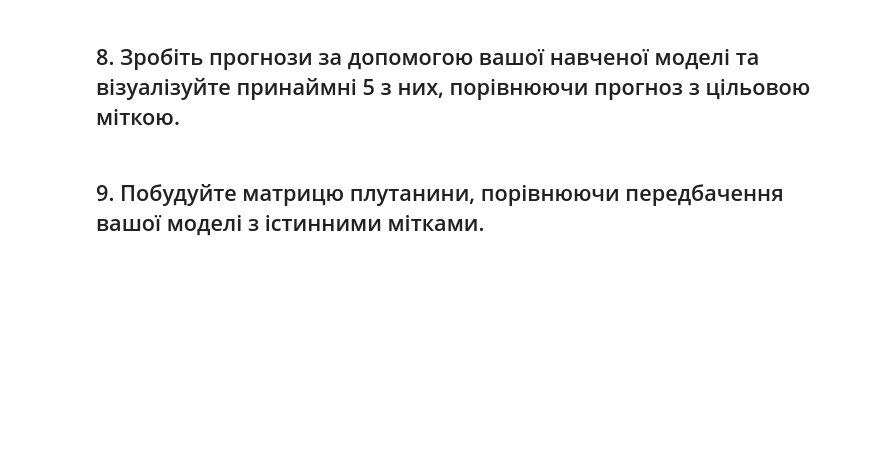
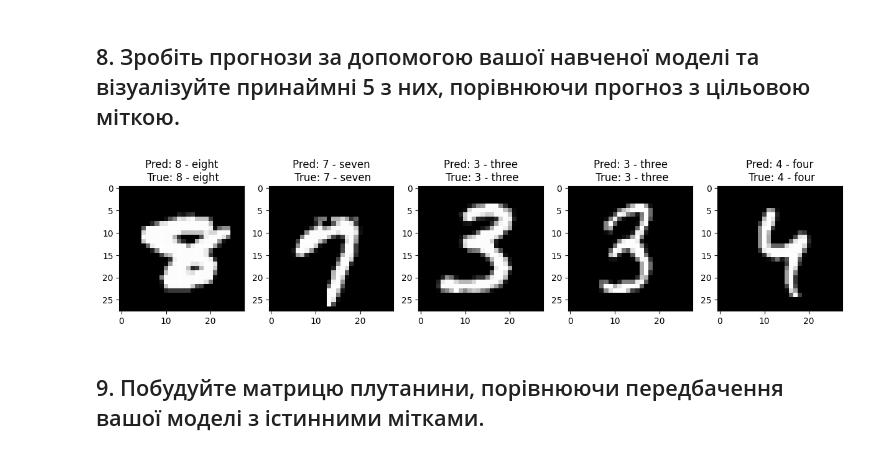
Before and after one commit to Reserford1991/data-loves-academy-machine-learning-for-people, a Jupyter notebook: Module-7-Computer-vision/HW_Computer_Vision_with_PyTorch_Excercises.ipynb, the cells around one changed output. Saved outputs shown, nothing was run; the diff lists cells and outputs as text; code cells hidden in the pictures; blank space fills up the shorter version.

```diff
--- a/Module-7-Computer-vision/HW_Computer_Vision_with_PyTorch_Excercises.ipynb
+++ b/Module-7-Computer-vision/HW_Computer_Vision_with_PyTorch_Excercises.ipynb
@@ -45,9 +45,9 @@ train_data = datasets.MNIST(
     target_transform=None
 )
 
-test_data = datasets.FashionMNIST(
+test_data = datasets.MNIST(
     root="data",
-    train=False, # отримати тестові дані
+    train=False, # Get test data
     download=True,
     transform=ToTensor()
 )
@@ -124,7 +124,7 @@ class MNISTModelV2(nn.Module):
 	https://poloclub.github.io/cnn-explainer/
 	"""
 
-	def __init__(self, input_spape: int, hidden_units: int, output_shap: int):
+	def __init__(self, input_shape: int, hidden_units: int, output_shape: int):
 		super().__init__()
 		self.block_1 = nn.Sequential(
 			nn.Conv2d(
@@ -173,3 +173,10 @@ class MNISTModelV2(nn.Module):
 		x = self.classifier(x)
         # print(x.shape)
 		return x
+
+torch.manual_seed(42)
+model = MNISTModelV2(
+    input_shape=1,
+    hidden_units=10,
+    output_shape=len(classes)).to('cpu')
+model
@@ -178,4 +352,29 @@ class MNISTModelV2(nn.Module):
 # %% [markdown]
 ## 8. Зробіть прогнози за допомогою вашої навченої моделі та візуалізуйте принаймні 5 з них, порівнюючи прогноз з цільовою міткою.
+# %%
+## Set model in evaluation mode and make sure that I am not tracking gradients
+# as this speeds up inference and saves memory.
+model.eval()
+
+## Fetch several samples from dataset
+import random
+num_samples = 5
+samples = random.sample(range(len(test_data)), num_samples)
+
+# For each sample, get the image and label, predict with the model and store the results
+fig, axes = plt.subplots(1, num_samples, figsize=(15, 5))
+
+with torch.inference_mode():
+    for idx, sample_idx in enumerate(samples):
+        img, true_label = test_data[sample_idx]
+        # Model expects batch, so unsqueze to add batch dimension
+        img = img.unsqueeze(0)
+        pred_logits = model(img)
+        pred_label = pred_logits.argmax(dim=1).item()
+
+        axes[idx].imshow(img.squeeze(), cmap="gray")
+        axes[idx].set_title(f"Pred: {classes[pred_label]}\n True: {classes[true_label]}")
+# %% [output]
+[figure, added]
 # %% [markdown]
 ## 9. Побудуйте матрицю плутанини, порівнюючи передбачення вашої моделі з істинними мітками.
```
Also changed, not shown: parts of 8 cells of this notebook.
